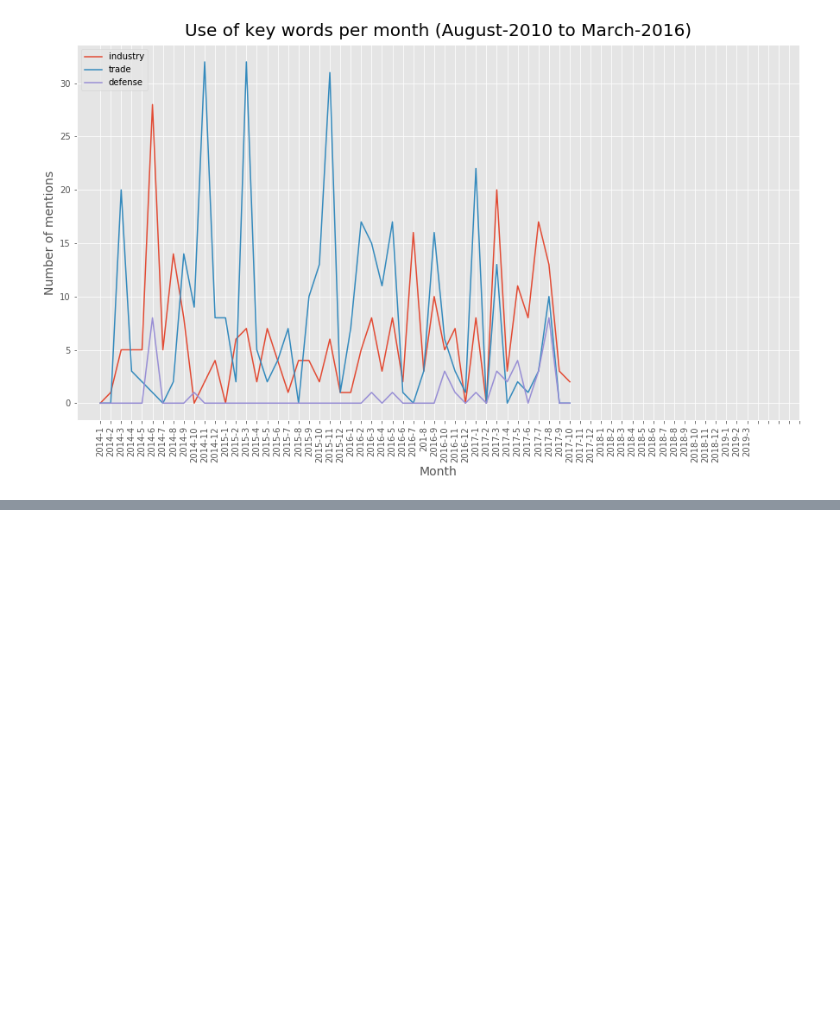
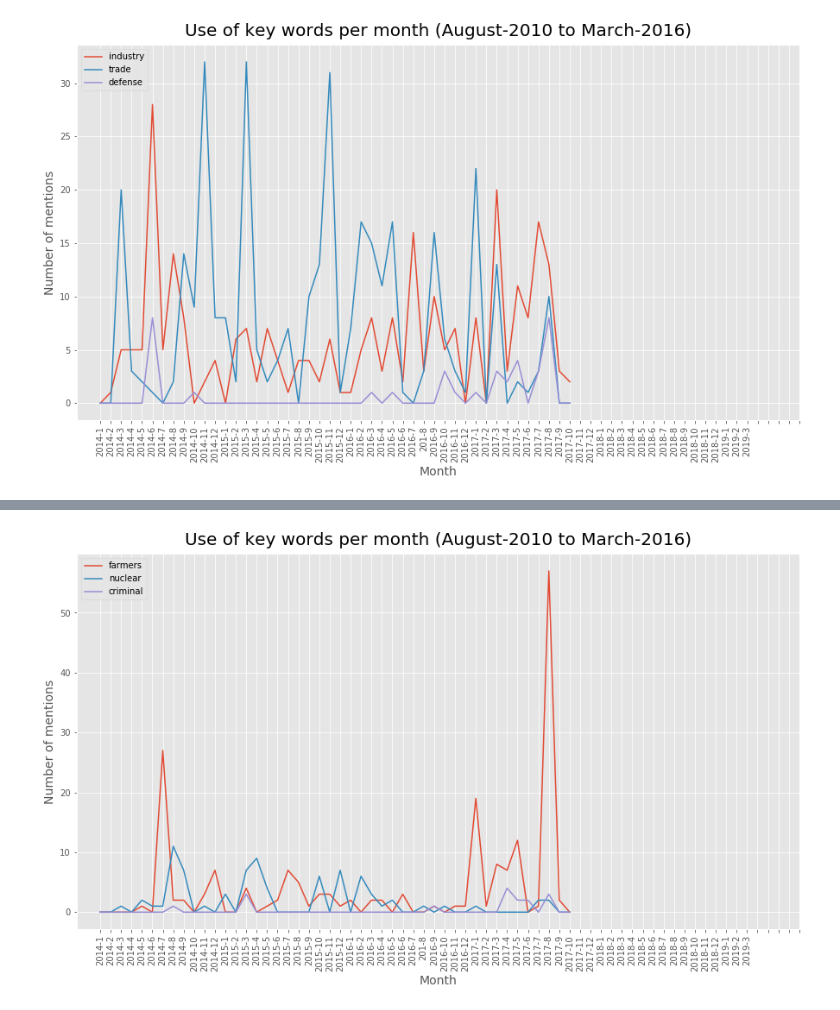
Before and after one commit to katreparitosh/Discourse-Analytics-of-Political-Speech-Transcripts, a Jupyter notebook: Code/Analysis/Analysis.ipynb, the cells around one changed output, grey strips where cells are left out. Drawn from its saved outputs; the diff is of its cells as text; code cells hidden in the pictures; blank space fills up the shorter version.

```diff
--- a/Code/Analysis/Analysis.ipynb
+++ b/Code/Analysis/Analysis.ipynb
@@ -465,12 +479,14 @@ plt.legend(['industry','trade','defense'], loc='upper left');
 # %%
-yoga_by_month.plot()
-hindu_by_month.plot()
-defense_by_month.plot()
+farmers_by_month.plot()
+nuclear_by_month.plot()
+criminal_by_month.plot()
 
 plt.title("Use of key words per month (August-2010 to March-2016)", fontdict={'fontsize': 20,\
                                                                                 'verticalalignment': 'bottom'})
 plt.ylabel("Number of mentions", fontdict={'fontsize': 14})
 plt.xlabel("Month", fontdict={'fontsize': 14})
 labels = month_labels
 plt.xticks(range(68), labels, rotation='vertical')
-plt.legend(['industry','trade','defense'], loc='upper left');
+plt.legend(['farmers','nuclear','criminal'], loc='upper left');
+# %% [output]
+[figure, added]
```
Also changed, not shown: parts of 1 cell of this notebook.
